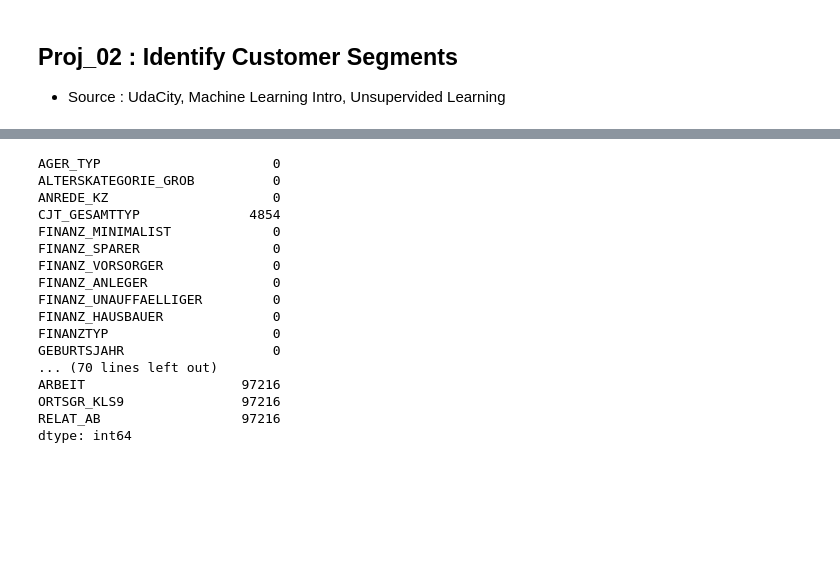
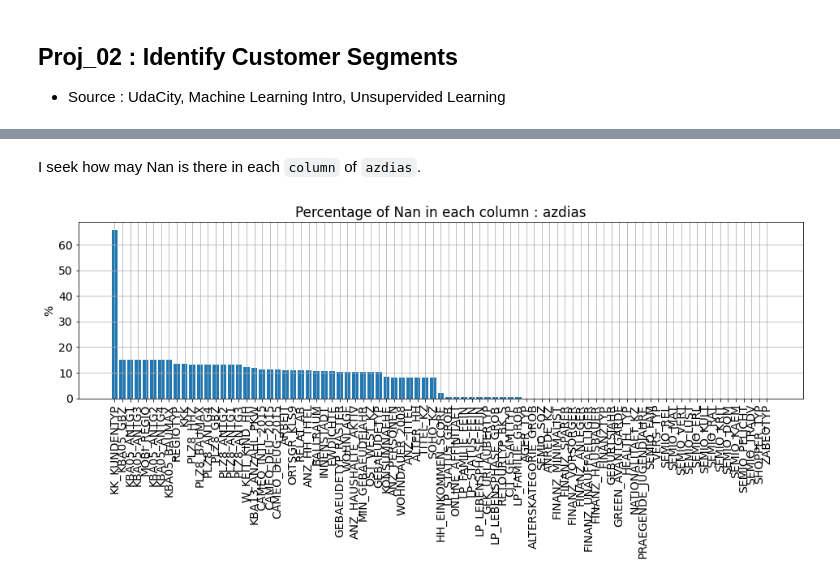
Before and after one commit to est2mzd/Machine_Learning, a Jupyter notebook: Proj_02_Identify_Customer_Segments.ipynb, the cells around one changed output, grey strips where cells are left out. Drawn from its saved outputs; the diff is of its cells as text; code cells hidden in the pictures; blank space fills up the shorter version.

```diff
--- a/Proj_02_Identify_Customer_Segments.ipynb
+++ b/Proj_02_Identify_Customer_Segments.ipynb
@@ -163,21 +228,9 @@ display(azdias.head(20).T)
-# %%
-# Count Nans
-azdias.isnull().sum(axis=0)
-# %% [output]
-AGER_TYP                      0
-ALTERSKATEGORIE_GROB          0
-ANREDE_KZ                     0
-CJT_GESAMTTYP              4854
-FINANZ_MINIMALIST             0
-FINANZ_SPARER                 0
-FINANZ_VORSORGER              0
-FINANZ_ANLEGER                0
-FINANZ_UNAUFFAELLIGER         0
-FINANZ_HAUSBAUER              0
-FINANZTYP                     0
-GEBURTSJAHR                   0
-... (70 lines left out)
-ARBEIT                    97216
-ORTSGR_KLS9               97216
-RELAT_AB                  97216
-dtype: int64
+# %% [markdown]
+I seek how may Nan is there in each `column` of `azdias`.
+# %%
+# Count Nans
+from Library.my_common_tool import plot_nan_ratio_each_column, plot_nan_ratio_each_row
+title = "Percentage of Nan in each column : azdias"
+plot_nan_ratio_each_column(azdias, title,figsize=(16,4),fontsize=14,bRemoveZeroNanData=False);
+# %% [output]
+[figure, added]
```
Also changed, not shown: parts of 85 cells of this notebook, 2 other files.
